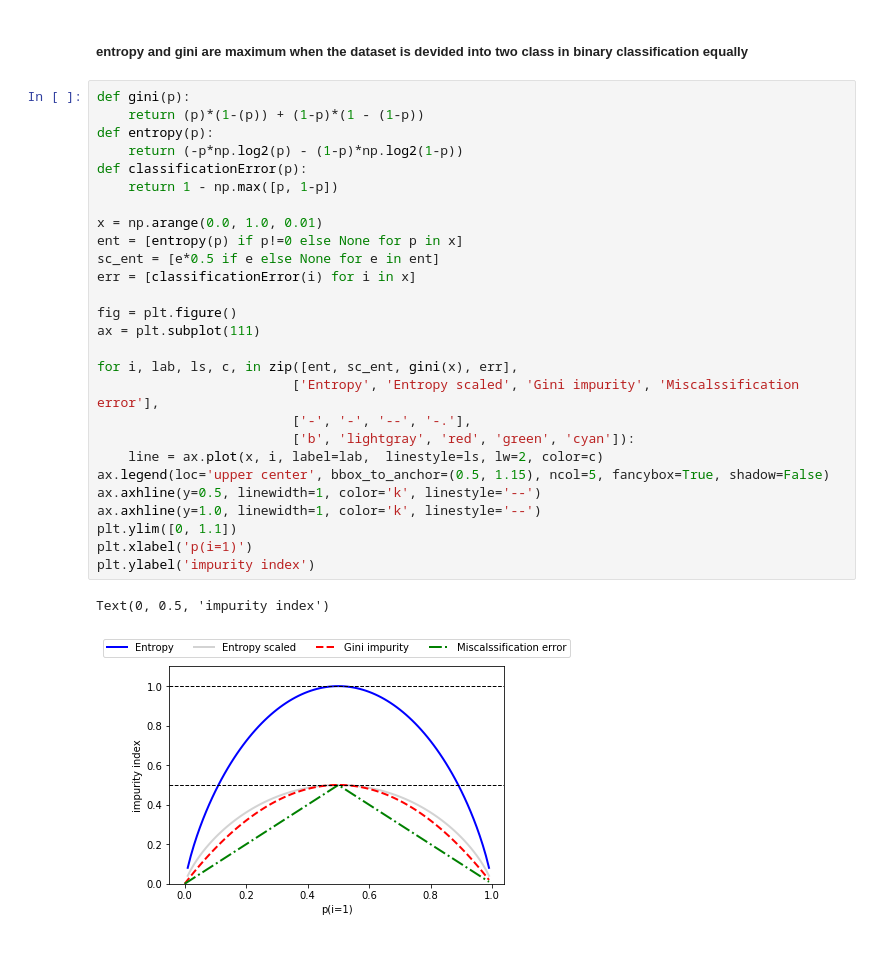
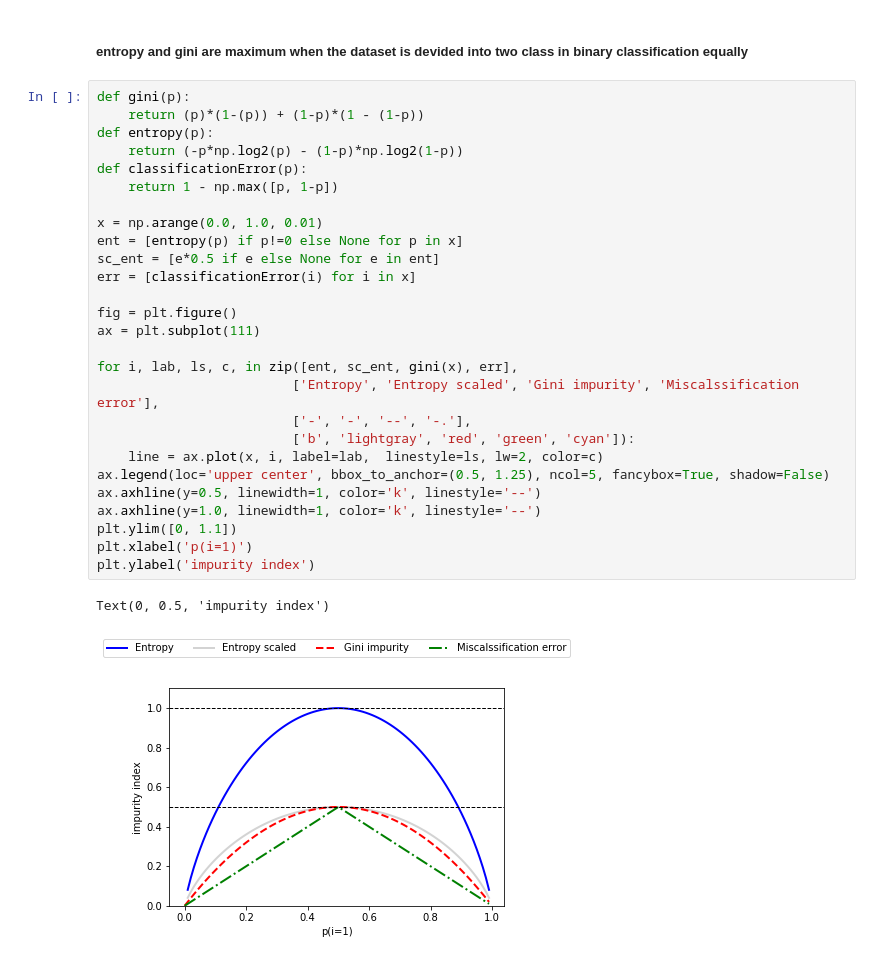
Before and after one commit to shokirovnozir/ML, a Jupyter notebook: pythonML.ipynb, the cells around one changed output. Cells and saved outputs as stored; diff of their text form.

```diff
--- a/pythonML.ipynb
+++ b/pythonML.ipynb
@@ -924,30 +924,30 @@ plt.plot(a, np.log2(a))
 # %%
 def gini(p):
     return (p)*(1-(p)) + (1-p)*(1 - (1-p))
 def entropy(p):
     return (-p*np.log2(p) - (1-p)*np.log2(1-p))
 def classificationError(p):
     return 1 - np.max([p, 1-p])
 
 x = np.arange(0.0, 1.0, 0.01)
 ent = [entropy(p) if p!=0 else None for p in x]
 sc_ent = [e*0.5 if e else None for e in ent]
 err = [classificationError(i) for i in x]
 
 fig = plt.figure()
 ax = plt.subplot(111)
 
 for i, lab, ls, c, in zip([ent, sc_ent, gini(x), err],
                          ['Entropy', 'Entropy scaled', 'Gini impurity', 'Miscalssification error'],
                          ['-', '-', '--', '-.'],
                          ['b', 'lightgray', 'red', 'green', 'cyan']):
     line = ax.plot(x, i, label=lab,  linestyle=ls, lw=2, color=c)
-ax.legend(loc='upper center', bbox_to_anchor=(0.5, 1.15), ncol=5, fancybox=True, shadow=False)
+ax.legend(loc='upper center', bbox_to_anchor=(0.5, 1.25), ncol=5, fancybox=True, shadow=False)
 ax.axhline(y=0.5, linewidth=1, color='k', linestyle='--')
 ax.axhline(y=1.0, linewidth=1, color='k', linestyle='--')
 plt.ylim([0, 1.1])
 plt.xlabel('p(i=1)')
 plt.ylabel('impurity index')
 # %% [output]
 Text(0, 0.5, 'impurity index')
-[figure, old version]
+[figure, new version]
```
Also changed, not shown: parts of 7 cells of this notebook.
